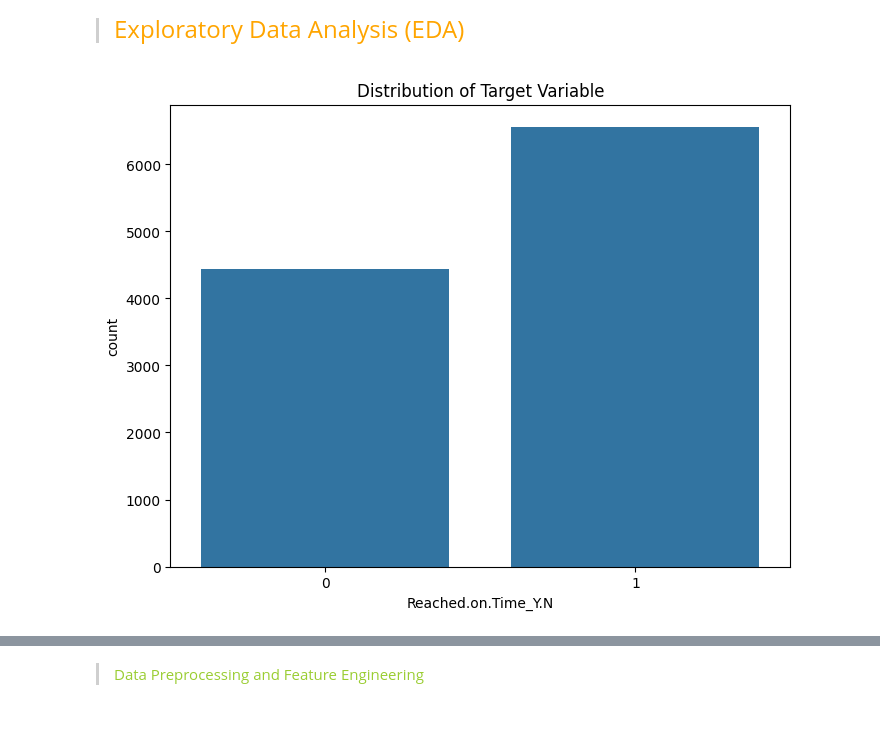
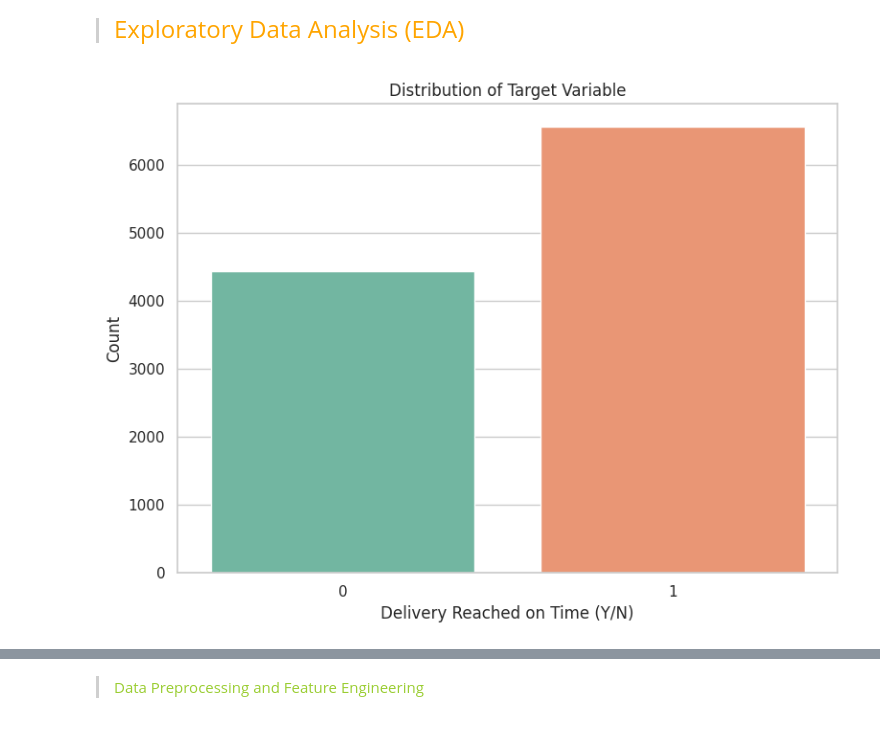
Before and after one commit to Kanakbaghel/Data_Science_Project, a Jupyter notebook: jupyter_notebook.ipynb, the cells around one changed output, grey strips where cells are left out. Cells and saved outputs as stored; diff of their text form; code cells hidden in the pictures.

```diff
--- a/jupyter_notebook.ipynb
+++ b/jupyter_notebook.ipynb
@@ -177,15 +175,15 @@ Exploration Insights:
 # %%
 # Distribution of target variable
 plt.figure(figsize=(8, 6))
 sns.set(style="whitegrid")
-sns.countplot(x='Reached.on.Time_Y.N', data=df, palette='Set2')
+ax = sns.countplot(x='Reached.on.Time_Y.N', data=df, palette='Set2')
 plt.title('Distribution of Target Variable')
 ax.set_xlabel('Delivery Reached on Time (Y/N)', fontsize=12)
 ax.set_ylabel('Count', fontsize=12)
 plt.tight_layout()
 plt.show()
 # %% [output]
-[figure, old version]
+[figure, new version]
 # %%
 # Correlation heatmap for numerical features
 numerical_cols = ['Customer_care_calls', 'Customer_rating', 'Cost_of_the_Product', 'Prior_purchases', 'Discount_offered', 'Weight_in_gms']
```
Also changed, not shown: parts of 9 cells of this notebook.
